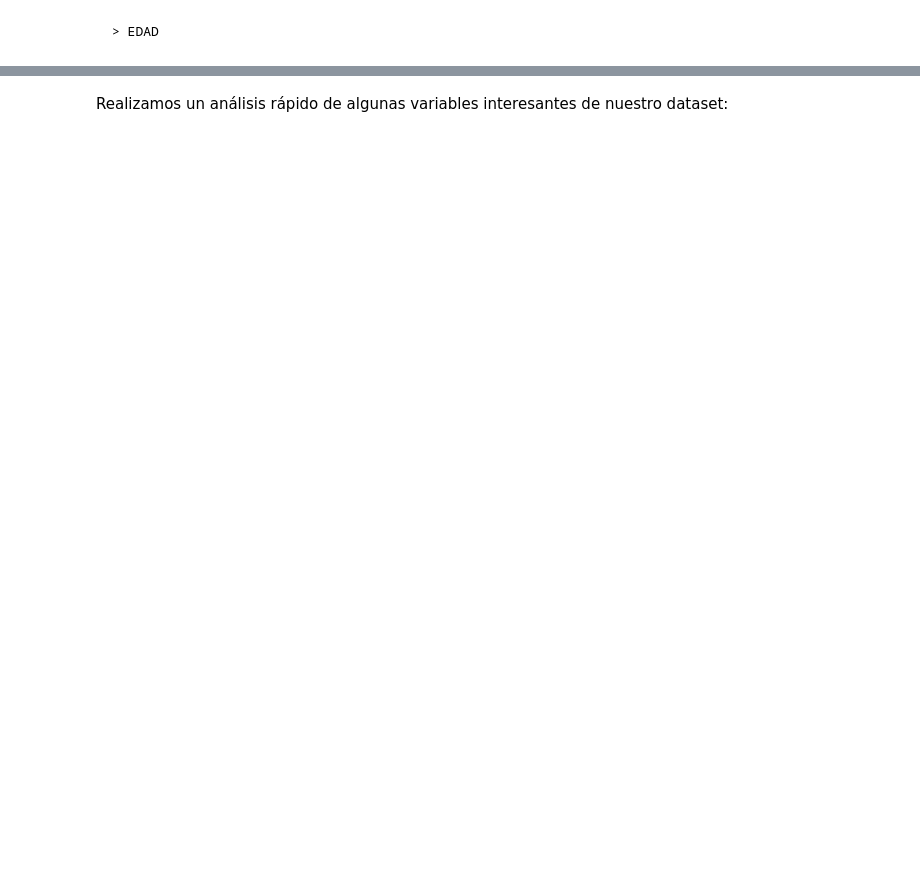
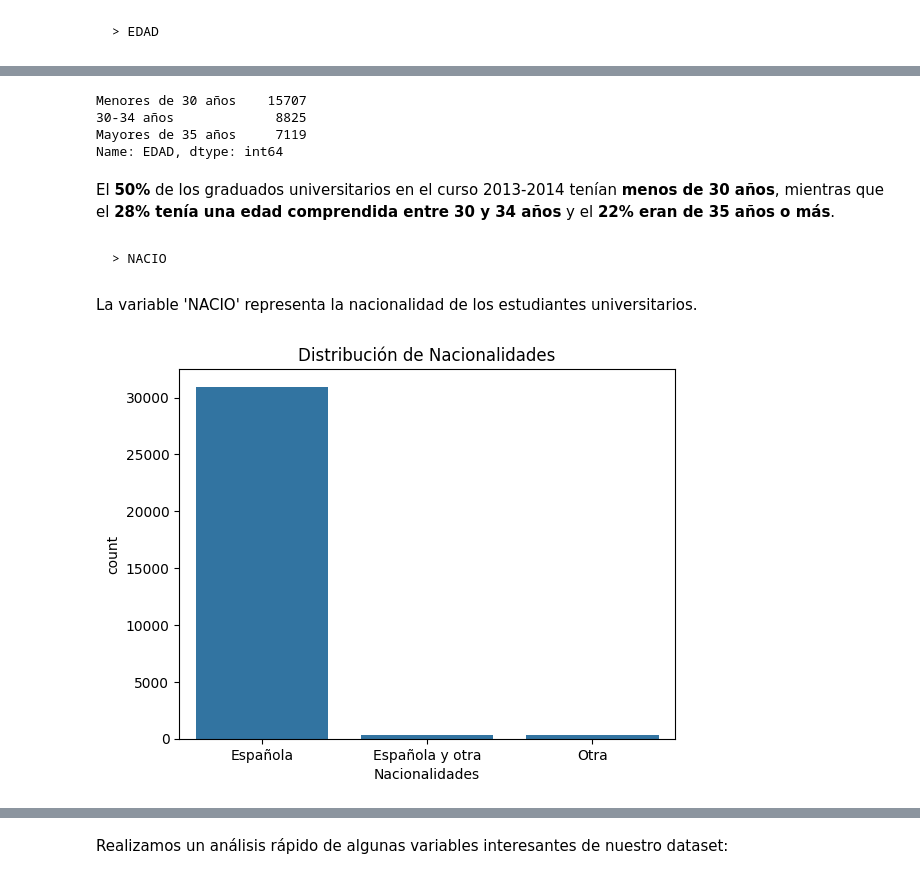
Before and after one commit to BeatrizGD/Students-Employability-Exploratory-Data-Analysis, a Jupyter notebook: src/main.ipynb, the cells around one changed output, grey strips where cells are left out. Drawn from its saved outputs; the diff is of its cells as text; code cells hidden in the pictures; blank space fills up the shorter version.

```diff
--- a/src/main.ipynb
+++ b/src/main.ipynb
@@ -350,0 +366,13 @@ plt.show()
+# %%
+students['EDAD'].value_counts()
+# %% [output]
+Menores de 30 años    15707
+30-34 años             8825
+Mayores de 35 años     7119
+Name: EDAD, dtype: int64
+# %% [markdown]
+El **50%** de los graduados universitarios en el curso 2013-2014 tenían **menos de 30 años**, mientras que el **28% tenía una edad comprendida entre 30 y 34 años** y el **22% eran de 35 años o más**.
+# %% [markdown]
+    > NACIO
+# %% [markdown]
+La variable 'NACIO' representa la nacionalidad de los estudiantes universitarios.
@@ -350,0 +384,11 @@ plt.show()
+# %%
+# Representación gráfica de la variable de nacionalidad
+sns.countplot(x='NACIO', data=students)
+
+# Labels
+plt.title('Distribución de Nacionalidades')
+plt.xlabel('Nacionalidades')
+
+plt.show()
+# %% [output]
+[figure, added]
```
Also changed, not shown: parts of 23 cells of this notebook, 2 other files.
